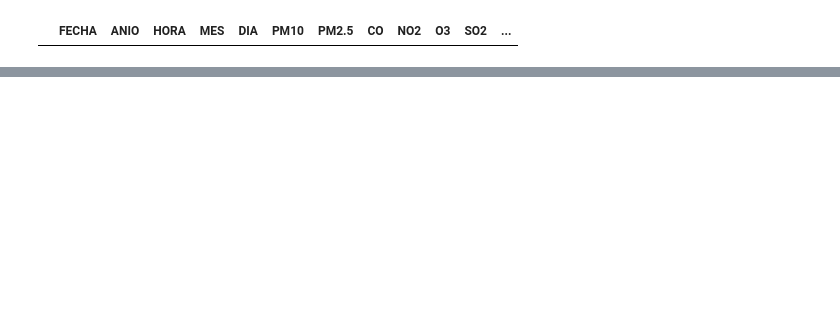
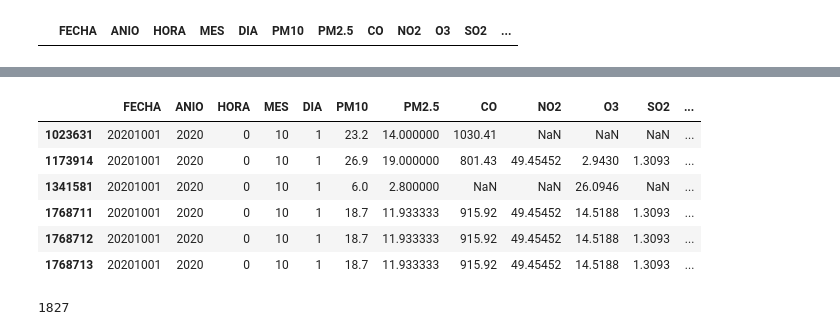
Before and after one commit to YairAndrade1/Proyecto2_BI, a Jupyter notebook: agregarLocalidadesFaltantes.ipynb, the cells around one changed output, grey strips where cells are left out. Saved outputs shown, nothing was run; the diff lists cells and outputs as text; code cells hidden in the pictures; blank space fills up the shorter version.

Commit message:
Datos_localidades_faltantes

```diff
--- a/agregarLocalidadesFaltantes.ipynb
+++ b/agregarLocalidadesFaltantes.ipynb
@@ -113,0 +28,6 @@ for fecha in df['FECHA'].unique():
+# %%
+#Solo vamos a agregar datos con triangulación para el periodo 2020-2024, pues de 2010-2019 solo hay datos de PM10 de 9 localidades.
+fechas=df['FECHA'].unique()
+fechas.sort()
+fechas=fechas[(fechas >= 20200101)]
+fechas
@@ -199,6 +165,0 @@ for fecha in df['FECHA'].unique():
-# %%
-
-
-datos_vecinos=df[(df['ID_LOCALIDAD'].isin([2,16,4,3,17,14])) & (df['FECHA'] == 20201001) & (df['HORA'] == 0)]
-
-datos_vecinos
@@ -222,0 +284,24 @@ df.to_csv(
+# %%
+#Chequeo de que calculo correctamente los valores
+
+df[(df['ID_LOCALIDAD'].isin([2,16,4,3,17,14])) & (df['FECHA'] == 20201001) & (df['HORA'] == 0)]
+# %% [output]
+|  | FECHA | ANIO | HORA | MES | DIA | PM10 | PM2.5 | CO | NO2 | O3 | SO2 | ... |
+| 1023631 | 20201001 | 2020 | 0 | 10 | 1 | 23.2 | 14.000000 | 1030.41 | NaN | NaN | NaN | ... |
+| 1173914 | 20201001 | 2020 | 0 | 10 | 1 | 26.9 | 19.000000 | 801.43 | 49.45452 | 2.9430 | 1.3093 | ... |
+| 1341581 | 20201001 | 2020 | 0 | 10 | 1 | 6.0 | 2.800000 | NaN | NaN | 26.0946 | NaN | ... |
+| 1768711 | 20201001 | 2020 | 0 | 10 | 1 | 18.7 | 11.933333 | 915.92 | 49.45452 | 14.5188 | 1.3093 | ... |
+| 1768712 | 20201001 | 2020 | 0 | 10 | 1 | 18.7 | 11.933333 | 915.92 | 49.45452 | 14.5188 | 1.3093 | ... |
+| 1768713 | 20201001 | 2020 | 0 | 10 | 1 | 18.7 | 11.933333 | 915.92 | 49.45452 | 14.5188 | 1.3093 | ... |
+# %%
+#Exportamos el df en un csv
+df.to_csv(
+    "consolidados/contaminantes_2020_2024_con_localidades_faltantes.csv",
+    encoding="utf-8-sig",   # incluye BOM compatible con Power BI
+    index=False,            # sin índice extra
+    sep=",",                # separador por comas
+    decimal="."             # punto decimal
+)
+len(fechas)
+# %% [output]
+1827
```
Also changed, not shown: parts of 10 cells of this notebook, 1 other file.
